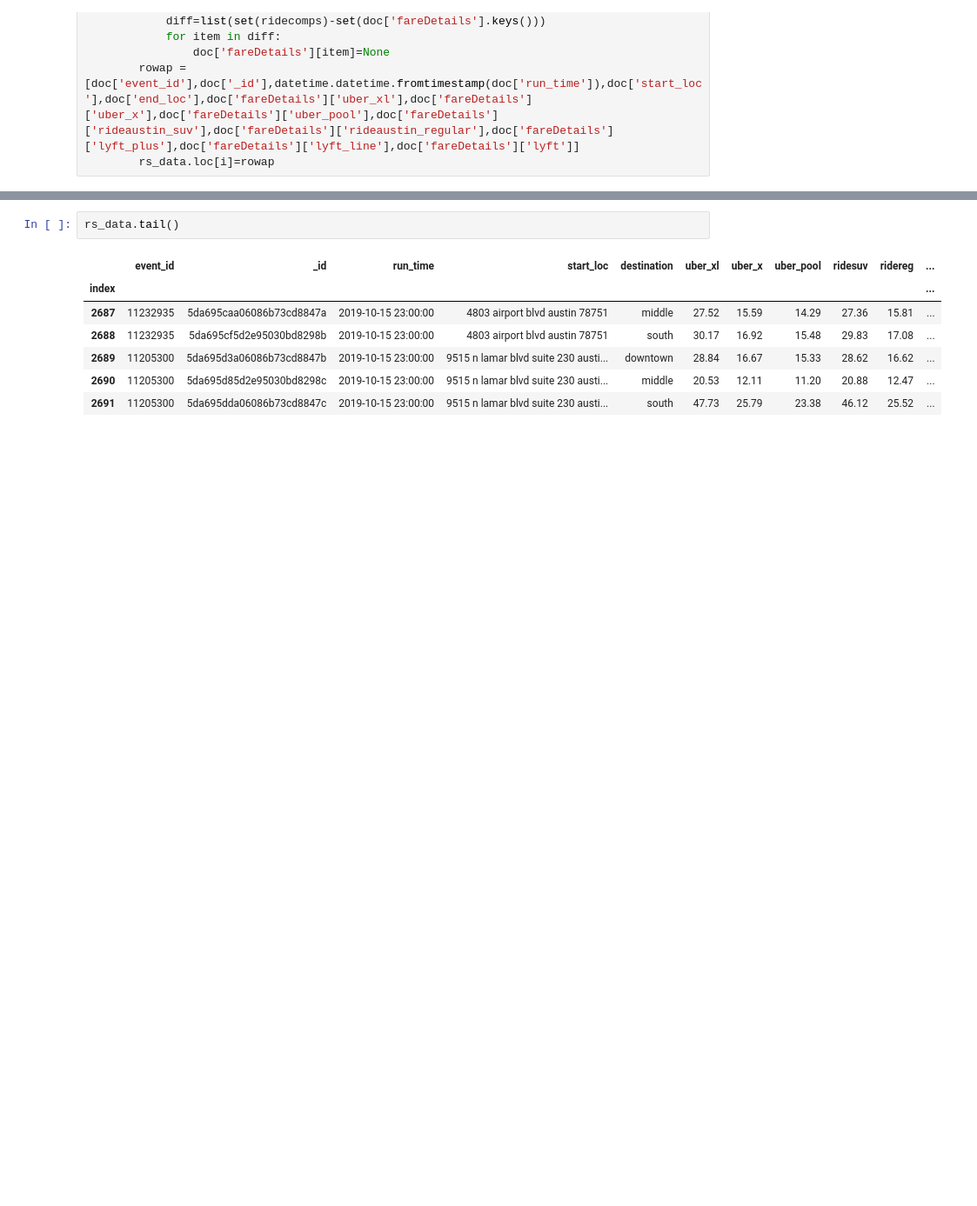
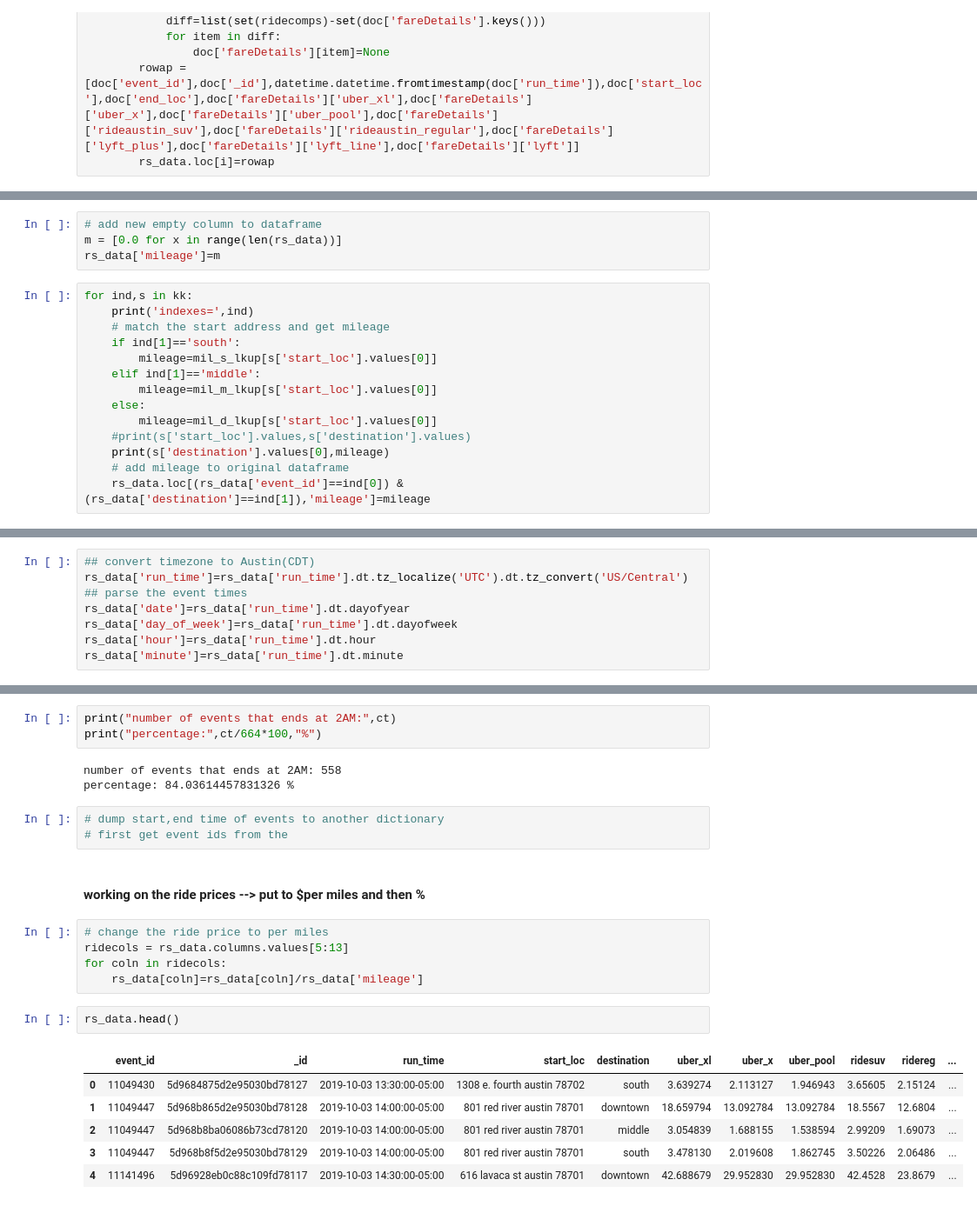
Before and after one commit to rt0161/Ridesharing_data_manipulate, a Jupyter notebook: RideshareDataEval.ipynb, the cells around one changed output, grey strips where cells are left out. Shown at 87% size. Drawn from its saved outputs; the diff is of its cells as text; blank space fills up the shorter version.

Commit message:
update new progress to rideshare data

```diff
--- a/RideshareDataEval.ipynb
+++ b/RideshareDataEval.ipynb
@@ -84,0 +176,18 @@ rs_data=pf.to_pandas()
+# %%
+# add new empty column to dataframe
+m = [0.0 for x in range(len(rs_data))]
+rs_data['mileage']=m
+# %%
+for ind,s in kk:
+    print('indexes=',ind)
+    # match the start address and get mileage
+    if ind[1]=='south':
+        mileage=mil_s_lkup[s['start_loc'].values[0]]
+    elif ind[1]=='middle':
+        mileage=mil_m_lkup[s['start_loc'].values[0]]
+    else:
+        mileage=mil_d_lkup[s['start_loc'].values[0]]
+    #print(s['start_loc'].values,s['destination'].values)
+    print(s['destination'].values[0],mileage)
+    # add mileage to original dataframe
+    rs_data.loc[(rs_data['event_id']==ind[0]) & (rs_data['destination']==ind[1]),'mileage']=mileage
@@ -85,3 +212,11 @@ rs_data=pf.to_pandas()
+# %%
+## convert timezone to Austin(CDT)
+rs_data['run_time']=rs_data['run_time'].dt.tz_localize('UTC').dt.tz_convert('US/Central')
+## parse the event times
+rs_data['date']=rs_data['run_time'].dt.dayofyear
+rs_data['day_of_week']=rs_data['run_time'].dt.dayofweek
+rs_data['hour']=rs_data['run_time'].dt.hour
+rs_data['minute']=rs_data['run_time'].dt.minute
 # %%
 rs_data.head()
 # %% [output]
@@ -108,10 +275,25 @@ rs_data['minute']=rs_data['run_time'].dt.minute
+# %%
+print("number of events that ends at 2AM:",ct)
+print("percentage:",ct/664*100,"%")
+# %% [output]
+number of events that ends at 2AM: 558
+percentage: 84.03614457831326 %
+# %%
+# dump start,end time of events to another dictionary
+# first get event ids from the
+# %% [markdown]
+#### working on the ride prices --> put to $per miles and then %
+# %%
+# change the ride price to per miles
+ridecols = rs_data.columns.values[5:13]
+for coln in ridecols:
+    rs_data[coln]=rs_data[coln]/rs_data['mileage']
 # %%
-rs_data.tail()
+rs_data.head()
 # %% [output]
 |  | event_id | _id | run_time | start_loc | destination | uber_xl | uber_x | uber_pool | ridesuv | ridereg | ... |
-| index |  |  |  |  |  |  |  |  |  |  | ... |
-| 2687 | 11232935 | 5da695caa06086b73cd8847a | 2019-10-15 23:00:00 | 4803 airport blvd austin 78751 | middle | 27.52 | 15.59 | 14.29 | 27.36 | 15.81 | ... |
-| 2688 | 11232935 | 5da695cf5d2e95030bd8298b | 2019-10-15 23:00:00 | 4803 airport blvd austin 78751 | south | 30.17 | 16.92 | 15.48 | 29.83 | 17.08 | ... |
-| 2689 | 11205300 | 5da695d3a06086b73cd8847b | 2019-10-15 23:00:00 | 9515 n lamar blvd suite 230 austi... | downtown | 28.84 | 16.67 | 15.33 | 28.62 | 16.62 | ... |
-| 2690 | 11205300 | 5da695d85d2e95030bd8298c | 2019-10-15 23:00:00 | 9515 n lamar blvd suite 230 austi... | middle | 20.53 | 12.11 | 11.20 | 20.88 | 12.47 | ... |
-| 2691 | 11205300 | 5da695dda06086b73cd8847c | 2019-10-15 23:00:00 | 9515 n lamar blvd suite 230 austi... | south | 47.73 | 25.79 | 23.38 | 46.12 | 25.52 | ... |
+| 0 | 11049430 | 5d9684875d2e95030bd78127 | 2019-10-03 13:30:00-05:00 | 1308 e. fourth austin 78702 | south | 3.639274 | 2.113127 | 1.946943 | 3.65605 | 2.15124 | ... |
+| 1 | 11049447 | 5d968b865d2e95030bd78128 | 2019-10-03 14:00:00-05:00 | 801 red river austin 78701 | downtown | 18.659794 | 13.092784 | 13.092784 | 18.5567 | 12.6804 | ... |
+| 2 | 11049447 | 5d968b8ba06086b73cd78120 | 2019-10-03 14:00:00-05:00 | 801 red river austin 78701 | middle | 3.054839 | 1.688155 | 1.538594 | 2.99209 | 1.69073 | ... |
+| 3 | 11049447 | 5d968b8f5d2e95030bd78129 | 2019-10-03 14:00:00-05:00 | 801 red river austin 78701 | south | 3.478130 | 2.019608 | 1.862745 | 3.50226 | 2.06486 | ... |
+| 4 | 11141496 | 5d96928eb0c88c109fd78117 | 2019-10-03 14:30:00-05:00 | 616 lavaca st austin 78701 | downtown | 42.688679 | 29.952830 | 29.952830 | 42.4528 | 23.8679 | ... |
```
Also changed, not shown: parts of 46 cells of this notebook.
